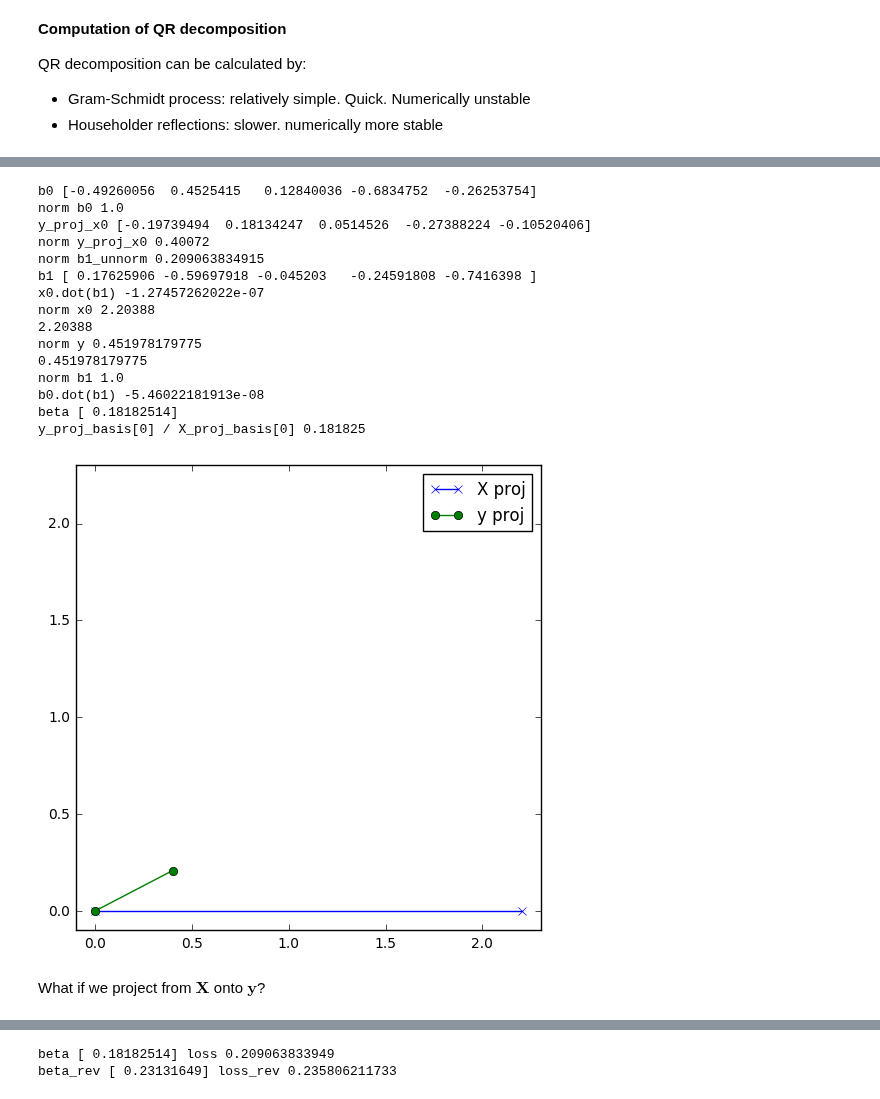
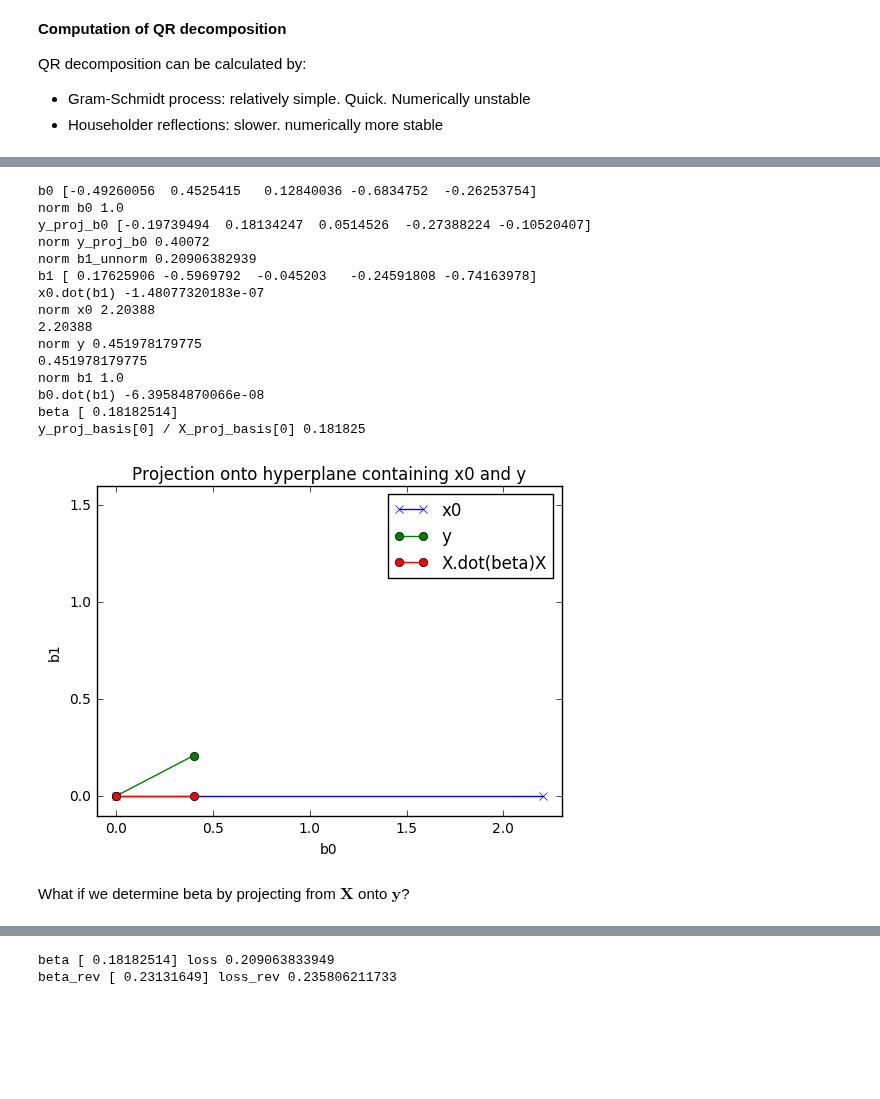
Before and after one commit to hughperkins/selfstudy-IBP, a Jupyter notebook: maths/wiki_linearleastsquares.ipynb, the cells around one changed output, grey strips where cells are left out. Saved outputs shown, nothing was run; the diff lists cells and outputs as text; code cells hidden in the pictures; blank space fills up the shorter version.

```diff
--- a/maths/wiki_linearleastsquares.ipynb
+++ b/maths/wiki_linearleastsquares.ipynb
@@ -413,10 +434,10 @@ b0 = x0 / np.linalg.norm(x0)
 print('b0', b0)
 print('norm b0', np.linalg.norm(b0))
 
-y_proj_x0 = y.dot(x0) / x0.dot(x0) * x0
-print('y_proj_x0', y_proj_x0)
-print('norm y_proj_x0', np.linalg.norm(y_proj_x0))
-b1_unnorm = y - y_proj_x0
+y_proj_b0 = y.dot(b0) * b0
+print('y_proj_b0', y_proj_b0)
+print('norm y_proj_b0', np.linalg.norm(y_proj_b0))
+b1_unnorm = y - y_proj_b0
 print('norm b1_unnorm', np.linalg.norm(b1_unnorm))
 b1 = b1_unnorm / np.linalg.norm(b1_unnorm)
 print('b1', b1)
@@ -427,49 +448,57 @@ print('norm x0', np.linalg.norm(x0))
 print(np.sqrt(np.sum(np.power(x0, 2))))
 print('norm y', np.linalg.norm(y))
 print(np.sqrt(np.sum(np.power(y, 2))))
 print('norm b1', np.linalg.norm(b1))
 print('b0.dot(b1)', b0.dot(b1))
 
 def proj_ortho_basis(v, b0, b1):
     v = v.reshape(-1)
     b0 = b0.reshape(-1)
     b1 = b1.reshape(-1)
     x = v.dot(b0)
     y = v.dot(b1)
     proj = np.array([x, y], dtype=np.float32)
     return proj
 
-X_proj_basis = proj_ortho_basis(X, b0, b1)
-y_proj_basis = proj_ortho_basis(y, b0, b1)
+
+def proj(v):
+    return proj_ortho_basis(v, b0, b1)
+
+
+X_proj_basis = proj(X)
+y_proj_basis = proj(y)
 print('beta', beta)
 print('y_proj_basis[0] / X_proj_basis[0]', y_proj_basis[0] / X_proj_basis[0])
 
-plt.figure(figsize=(6, 6))
-mylib.plot_vector(X_proj_basis, formatstr='-x', label='X proj')
-mylib.plot_vector(y_proj_basis, formatstr='-o', label='y proj')
-plt.xlim(-0.1, 2.3)
-plt.ylim(-0.1, 2.3)
+mylib.proportional_axes(xlim=[-0.1, 2.3], ylim=[-0.1, 1.6])
+mylib.plot_vector(proj(X), formatstr='-x', label='x0')
+mylib.plot_vector(proj(y), formatstr='-o', label='y')
+mylib.plot_vector(proj(X.dot(beta)), formatstr='-o', label='X.dot(beta)X')
 plt.legend()
+plt.xlabel('b0')
+plt.ylabel('b1')
+plt.title('Projection onto hyperplane containing x0 and y')
+print('')
 plt.show()
 # %% [output]
 b0 [-0.49260056  0.4525415   0.12840036 -0.6834752  -0.26253754]
 norm b0 1.0
-y_proj_x0 [-0.19739494  0.18134247  0.0514526  -0.27388224 -0.10520406]
-norm y_proj_x0 0.40072
-norm b1_unnorm 0.209063834915
-b1 [ 0.17625906 -0.59697918 -0.045203   -0.24591808 -0.7416398 ]
-x0.dot(b1) -1.27457262022e-07
+y_proj_b0 [-0.19739494  0.18134247  0.0514526  -0.27388224 -0.10520407]
+norm y_proj_b0 0.40072
+norm b1_unnorm 0.20906382939
+b1 [ 0.17625906 -0.5969792  -0.045203   -0.24591808 -0.74163978]
+x0.dot(b1) -1.48077320183e-07
 norm x0 2.20388
 2.20388
 norm y 0.451978179775
 0.451978179775
 norm b1 1.0
-b0.dot(b1) -5.46022181913e-08
+b0.dot(b1) -6.39584870066e-08
 beta [ 0.18182514]
 y_proj_basis[0] / X_proj_basis[0] 0.181825
-[figure, old version]
+[figure, new version]
 # %% [markdown]
-What if we project from $\mathbf{X}$ onto $\mathbf{y}$?
+What if we determine beta by projecting from $\mathbf{X}$ onto $\mathbf{y}$?
 # %%
 """
 This uses y/mod(y) as b_0, and projects from X onto y
```
Also changed, not shown: parts of 38 cells of this notebook, 1 other file.
